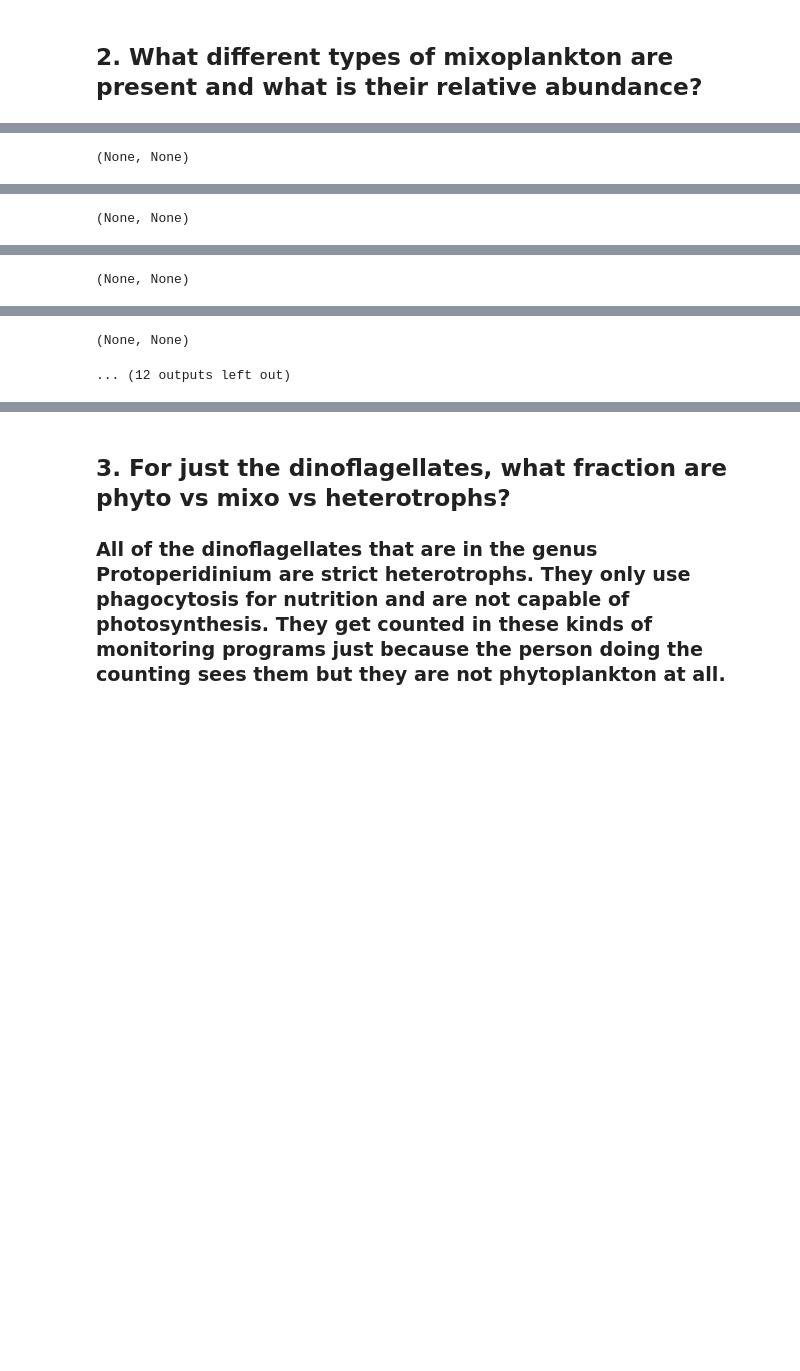
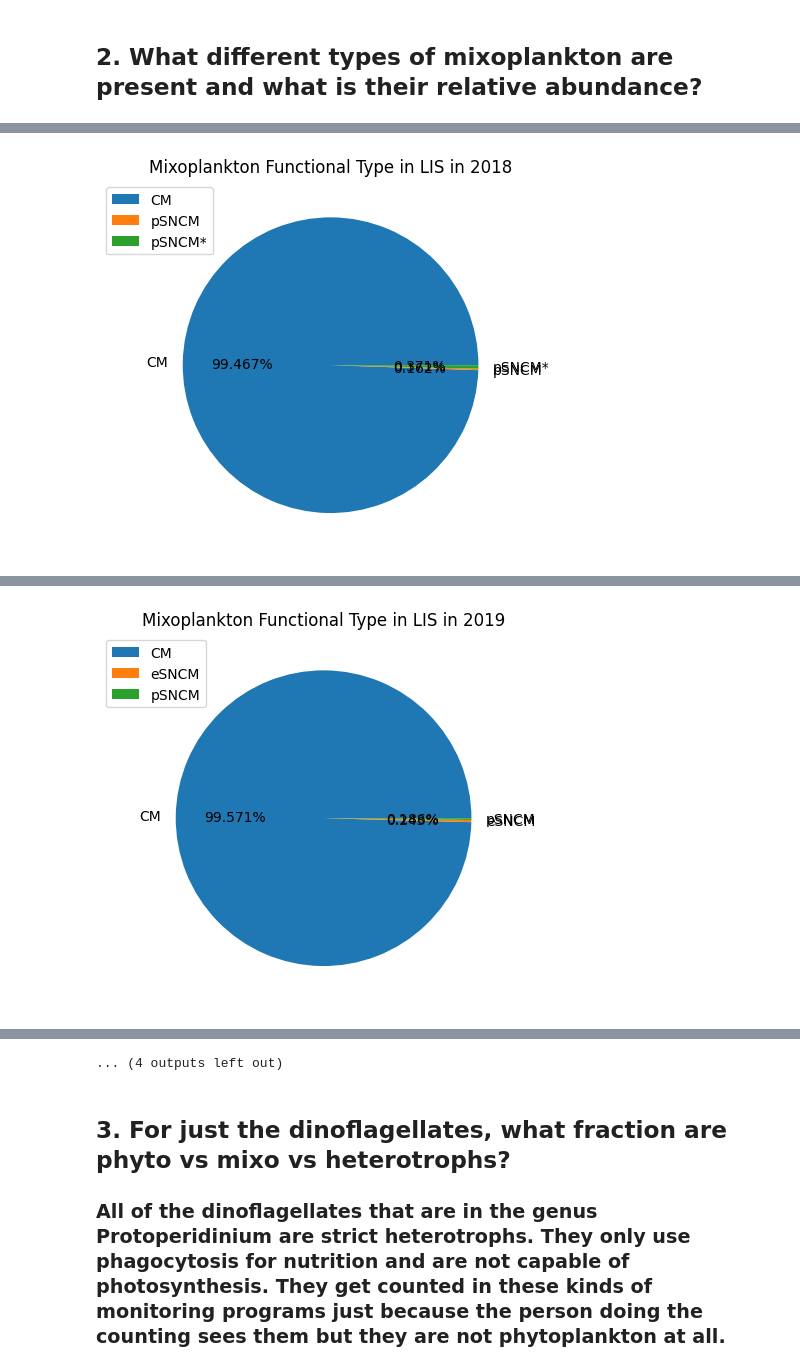
Before and after one commit to AMaher101/PlanktonClassifier, a Jupyter notebook: questions.ipynb, the cells around one changed output, grey strips where cells are left out. Drawn from its saved outputs; the diff is of its cells as text; code cells hidden in the pictures; blank space fills up the shorter version.

```diff
--- a/questions.ipynb
+++ b/questions.ipynb
@@ -138,10 +242,2 @@ for csv_name in csvs:
 # %% [markdown]
 ## 2. What different types of mixoplankton are present and what is their relative abundance?
-# %%
-df = classified.pretty_without_totals
-df = df.loc[:, ~df.columns.get_level_values(2).isin(['Status', 'Phylum', 'Genus', 'Species', 'Evidence of mixoplankton activity', 'size class', 'Totals'])]
-df.columns = df.columns.get_level_values(1)
-df = pd.concat([df[[np.nan]], df.groupby(df.columns.str[0], axis=1).sum()], axis=1).rename(columns= {np.nan:'MFT'}).groupby('MFT').sum().reset_index()
-df['Totals'] = df.iloc[:, 1:].sum(axis=1)
-df = df[df['Totals'] != 0]
-df['Percentages'] = ((df['Totals'] / df['Totals'].sum()) * 100)
@@ -153,10 +244,11 @@ df['Percentages'] = ((df['Totals'] / df['Totals'].sum()) * 100)
 # %%
-def mixoplankton_type_pie():
+def mixoplankton_type_pie(csv_name):
     # Get year
     year = re.search(r'\b(\d{4})\b', csv_name).group(1) if re.search(r'\b(\d{4})\b', csv_name) else 'Year not found'
 
     # Clean Data
-    df = classified.pretty_without_totals
+    classified = Classifier(csv_name)
+    df = classified.mixoplankton_with_header
     df = df.loc[:, ~df.columns.get_level_values(2).isin(['Status', 'Phylum', 'Genus', 'Species', 'Evidence of mixoplankton activity', 'size class', 'Totals'])]
     df.columns = df.columns.get_level_values(1)
     df = pd.concat([df[[np.nan]], df.groupby(df.columns.str[0], axis=1).sum()], axis=1).rename(columns= {np.nan:'MFT'}).groupby('MFT').sum().reset_index()
@@ -168,35 +260,29 @@ def mixoplankton_type_pie():
     plt.title(f"Mixoplankton Functional Type in LIS in {year}")
     plt.pie(df['Percentages'], labels=df['MFT'], autopct='%1.3f%%')
     plt.legend(bbox_to_anchor=(.2, 1))
-    return plt.show(), display(df)
+
+    plt.show()
+    display(df)
 # %%
-csvs = sorted(os.listdir(f"{os.getcwd()}/inputs"))
 for csv_name in csvs:
-    # classify mixotrophs
-    classified = Classifier(csv_name)
-
     # Get pie chart for each year
-    display(mixoplankton_type_pie())
+    mixoplankton_type_pie(csv_name)
 # %% [output]
 [figure]
 |  | MFT | A | B | C | D | E | F | H | I | J | K | ... |
 | 0 | CM | 5844292 | 4432120 | 3338016 | 3766312 | 2747844 | 1862432 | 3319982 | 1829652 | 1758372 | 1244804 | ... |
 | 2 | pSNCM | 2904 | 4400 | 4400 | 0 | 0 | 2904 | 0 | 1452 | 0 | 0 | ... |
-(None, None)
 [figure]
 |  | MFT | A | B | C | D | E | F | H | I | J | K | ... |
 | 0 | CM | 2735304 | 3808464 | 2933612 | 2466772 | 1778744 | 3059408 | 1440600 | 1224740 | 1133044 | 649616 | ... |
 | 2 | pSNCM | 0 | 5852 | 5852 | 0 | 1452 | 0 | 0 | 0 | 0 | 0 | ... |
-(None, None)
 [figure]
 |  | MFT | A | B | C | D | E | F | H | I | J | K | ... |
 | 0 | CM | 1458512 | 1270060 | 1249512 | 1378476 | 263868 | 649660 | 542564 | 1243616 | 265408 | 237468 | ... |
 | 2 | pSNCM | 11704 | 17512 | 10208 | 5808 | 11704 | 14652 | 2904 | 10252 | 1452 | 0 | ... |
-(None, None)
 [figure]
 |  | MFT | A | B | C | D | E | F | H | I | J | K | ... |
 | 0 | CM | 3525764 | 4267120 | 2090660 | 1998964 | 1930720 | 962016 | 1261964 | 1113034 | 1117424 | 460944 | ... |
 | 2 | pSNCM | 1452 | 2156 | 5060 | 1452 | 1452 | 0 | 0 | 2156 | 1056 | 0 | ... |
 | 3 | pSNCM* | 0 | 0 | 0 | 0 | 704 | 0 | 0 | 0 | 0 | 0 | ... |
-(None, None)
-... (12 outputs left out)
+[figure, added]
@@ -202,0 +293 @@ for csv_name in csvs:
+[figure, added]
@@ -203,3 +298,4 @@ for csv_name in csvs:
+... (4 outputs left out)
 # %% [markdown]
 ## 3. For just the dinoflagellates, what fraction are phyto vs mixo vs heterotrophs?
 ### All of the dinoflagellates that are in the genus Protoperidinium are strict heterotrophs. They only use phagocytosis for nutrition and are not capable of photosynthesis. They get counted in these kinds of monitoring programs just because the person doing the counting sees them but they are not phytoplankton at all.
```
Also changed, not shown: parts of 15 cells of this notebook.
